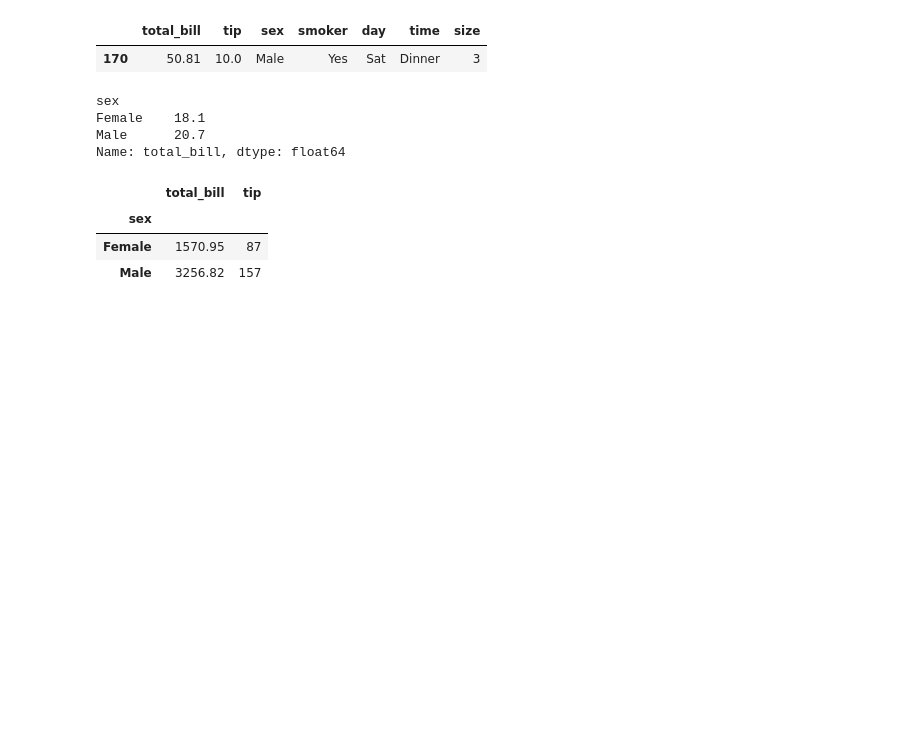
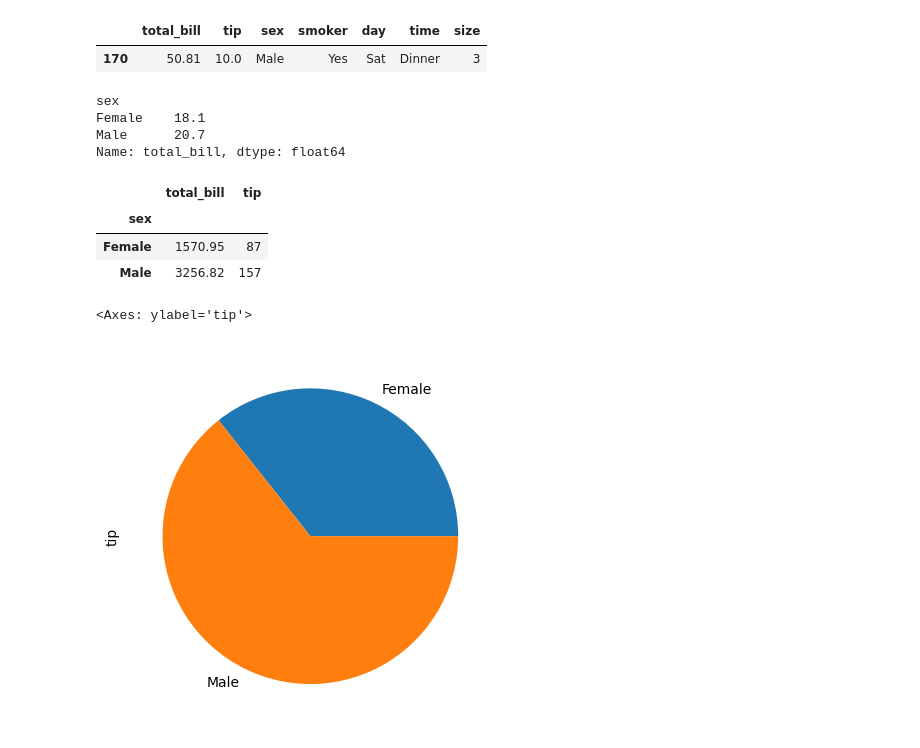
Before and after one commit to deveshpatwa/Pyhton-projects, a Jupyter notebook: pandas intro.ipynb, the cells around one changed output. Saved outputs shown, nothing was run; the diff lists cells and outputs as text; code cells hidden in the pictures; blank space fills up the shorter version.

```diff
--- a/pandas intro.ipynb
+++ b/pandas intro.ipynb
@@ -140,3 +140,9 @@ tips.groupby('sex').agg({'total_bill':'sum','tip':'mean','tip':'count'})
 | sex |  |  |
 | Female | 1570.95 | 87 |
 | Male | 3256.82 | 157 |
+# %%
+import matplotlib as m
+tips.groupby('sex')['tip'].count().plot(kind ='pie')
+# %% [output]
+<Axes: ylabel='tip'>
+[figure, added]
```
Also changed, not shown: parts of 5 cells of this notebook, 1 other file.
